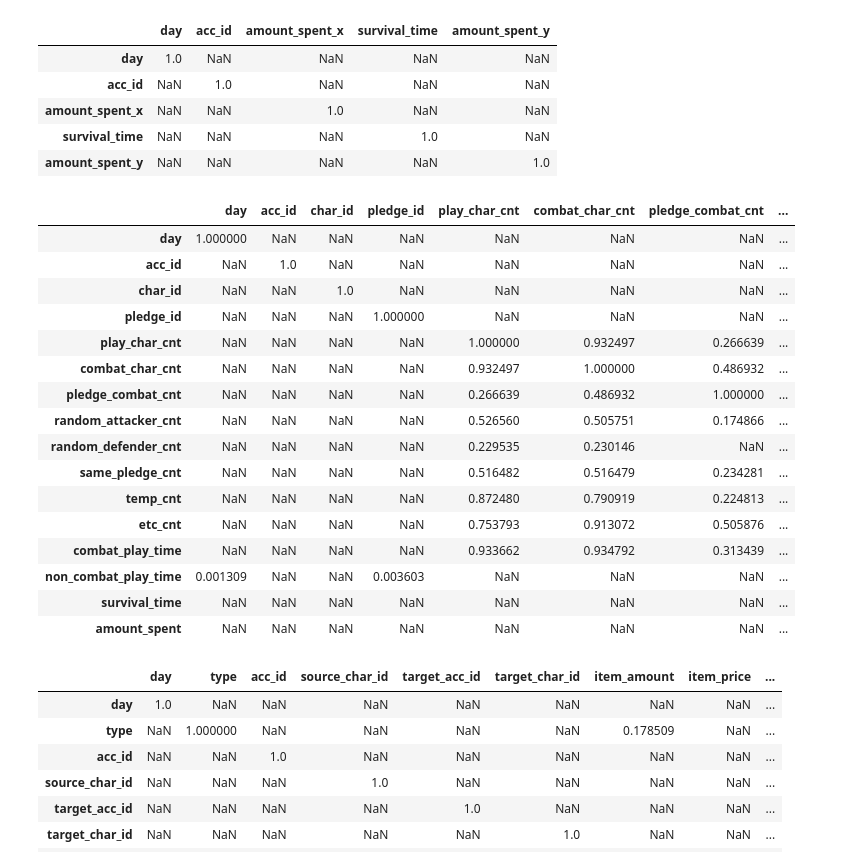
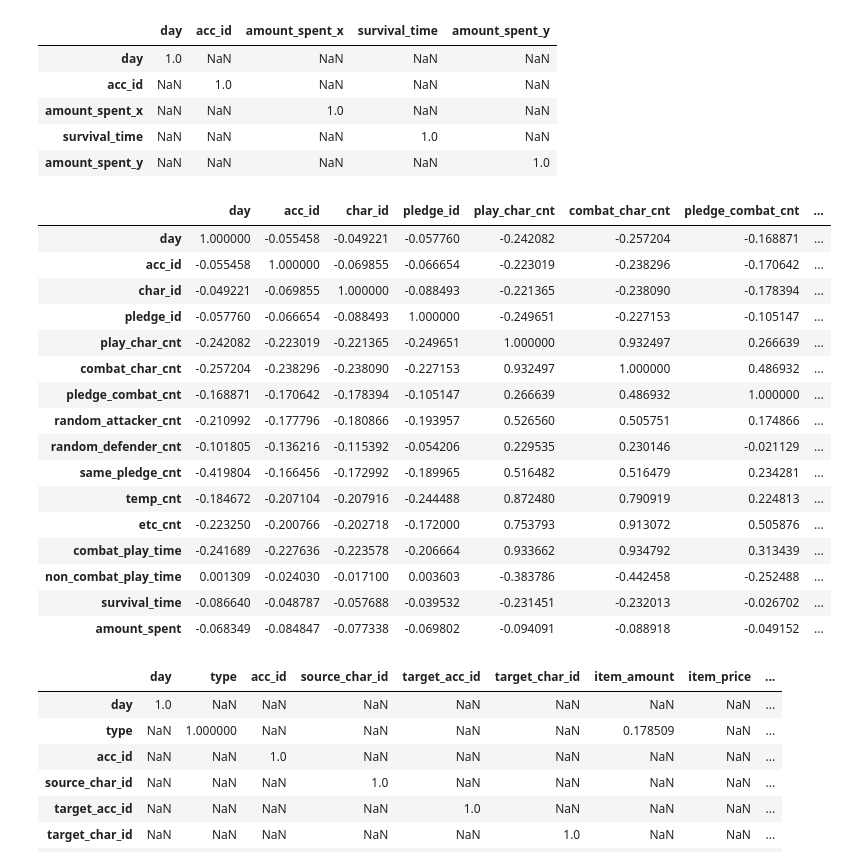
Before and after one commit to cyberjam/BigContest, a Jupyter notebook: BigCombat.ipynb, the cells around one changed output. Saved outputs shown, nothing was run; the diff lists cells and outputs as text; code cells hidden in the pictures.

```diff
--- a/BigCombat.ipynb
+++ b/BigCombat.ipynb
@@ -404,25 +401,25 @@ result2.corr()[result2.corr()>0]
 | survival_time | NaN | NaN | NaN | 1.0 | NaN |
 | amount_spent_y | NaN | NaN | NaN | NaN | 1.0 |
 # %%
-result3.corr()[result3.corr()>0]
+result3.corr()
 # %% [output]
 |  | day | acc_id | char_id | pledge_id | play_char_cnt | combat_char_cnt | pledge_combat_cnt | ... |
-| day | 1.000000 | NaN | NaN | NaN | NaN | NaN | NaN | ... |
-| acc_id | NaN | 1.0 | NaN | NaN | NaN | NaN | NaN | ... |
-| char_id | NaN | NaN | 1.0 | NaN | NaN | NaN | NaN | ... |
-| pledge_id | NaN | NaN | NaN | 1.000000 | NaN | NaN | NaN | ... |
-| play_char_cnt | NaN | NaN | NaN | NaN | 1.000000 | 0.932497 | 0.266639 | ... |
-| combat_char_cnt | NaN | NaN | NaN | NaN | 0.932497 | 1.000000 | 0.486932 | ... |
-| pledge_combat_cnt | NaN | NaN | NaN | NaN | 0.266639 | 0.486932 | 1.000000 | ... |
-| random_attacker_cnt | NaN | NaN | NaN | NaN | 0.526560 | 0.505751 | 0.174866 | ... |
-| random_defender_cnt | NaN | NaN | NaN | NaN | 0.229535 | 0.230146 | NaN | ... |
-| same_pledge_cnt | NaN | NaN | NaN | NaN | 0.516482 | 0.516479 | 0.234281 | ... |
-| temp_cnt | NaN | NaN | NaN | NaN | 0.872480 | 0.790919 | 0.224813 | ... |
-| etc_cnt | NaN | NaN | NaN | NaN | 0.753793 | 0.913072 | 0.505876 | ... |
-| combat_play_time | NaN | NaN | NaN | NaN | 0.933662 | 0.934792 | 0.313439 | ... |
-| non_combat_play_time | 0.001309 | NaN | NaN | 0.003603 | NaN | NaN | NaN | ... |
-| survival_time | NaN | NaN | NaN | NaN | NaN | NaN | NaN | ... |
-| amount_spent | NaN | NaN | NaN | NaN | NaN | NaN | NaN | ... |
+| day | 1.000000 | -0.055458 | -0.049221 | -0.057760 | -0.242082 | -0.257204 | -0.168871 | ... |
+| acc_id | -0.055458 | 1.000000 | -0.069855 | -0.066654 | -0.223019 | -0.238296 | -0.170642 | ... |
+| char_id | -0.049221 | -0.069855 | 1.000000 | -0.088493 | -0.221365 | -0.238090 | -0.178394 | ... |
+| pledge_id | -0.057760 | -0.066654 | -0.088493 | 1.000000 | -0.249651 | -0.227153 | -0.105147 | ... |
+| play_char_cnt | -0.242082 | -0.223019 | -0.221365 | -0.249651 | 1.000000 | 0.932497 | 0.266639 | ... |
+| combat_char_cnt | -0.257204 | -0.238296 | -0.238090 | -0.227153 | 0.932497 | 1.000000 | 0.486932 | ... |
+| pledge_combat_cnt | -0.168871 | -0.170642 | -0.178394 | -0.105147 | 0.266639 | 0.486932 | 1.000000 | ... |
+| random_attacker_cnt | -0.210992 | -0.177796 | -0.180866 | -0.193957 | 0.526560 | 0.505751 | 0.174866 | ... |
+| random_defender_cnt | -0.101805 | -0.136216 | -0.115392 | -0.054206 | 0.229535 | 0.230146 | -0.021129 | ... |
+| same_pledge_cnt | -0.419804 | -0.166456 | -0.172992 | -0.189965 | 0.516482 | 0.516479 | 0.234281 | ... |
+| temp_cnt | -0.184672 | -0.207104 | -0.207916 | -0.244488 | 0.872480 | 0.790919 | 0.224813 | ... |
+| etc_cnt | -0.223250 | -0.200766 | -0.202718 | -0.172000 | 0.753793 | 0.913072 | 0.505876 | ... |
+| combat_play_time | -0.241689 | -0.227636 | -0.223578 | -0.206664 | 0.933662 | 0.934792 | 0.313439 | ... |
+| non_combat_play_time | 0.001309 | -0.024030 | -0.017100 | 0.003603 | -0.383786 | -0.442458 | -0.252488 | ... |
+| survival_time | -0.086640 | -0.048787 | -0.057688 | -0.039532 | -0.231451 | -0.232013 | -0.026702 | ... |
+| amount_spent | -0.068349 | -0.084847 | -0.077338 | -0.069802 | -0.094091 | -0.088918 | -0.049152 | ... |
 # %%
 result4.corr()[result4.corr()>0]
 # %% [output]
```
Also changed, not shown: parts of 4 cells of this notebook, 2 other files.
